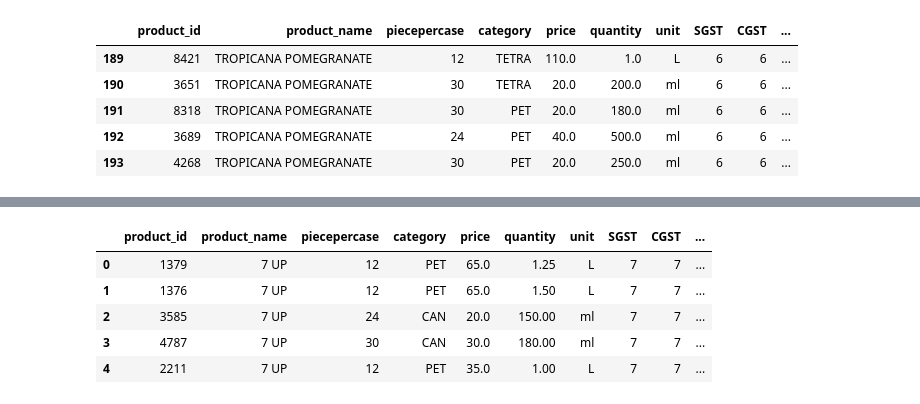
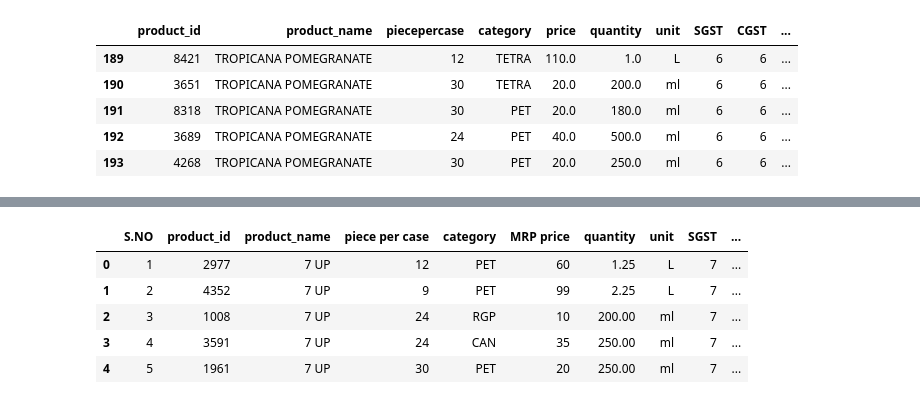
Before and after one commit to suvanbalu/EnterpriseOps, a Jupyter notebook: data-analysis/prodcuts.ipynb, the cells around one changed output, grey strips where cells are left out. Cells and saved outputs as stored; diff of their text form; code cells hidden in the pictures.

```diff
--- a/data-analysis/prodcuts.ipynb
+++ b/data-analysis/prodcuts.ipynb
@@ -247,10 +249,10 @@ final.to_csv("FinalProducts.csv",index=False)
 # %%
-final = pd.read_csv("FinalProducts.csv")
+final = pd.read_csv("FinalProductsUpdated.csv")
 final.head()
 # %% [output]
-|  | product_id | product_name | piecepercase | category | price | quantity | unit | SGST | CGST | ... |
-| 0 | 1379 | 7 UP | 12 | PET | 65.0 | 1.25 | L | 7 | 7 | ... |
-| 1 | 1376 | 7 UP | 12 | PET | 65.0 | 1.50 | L | 7 | 7 | ... |
-| 2 | 3585 | 7 UP | 24 | CAN | 20.0 | 150.00 | ml | 7 | 7 | ... |
-| 3 | 4787 | 7 UP | 30 | CAN | 30.0 | 180.00 | ml | 7 | 7 | ... |
-| 4 | 2211 | 7 UP | 12 | PET | 35.0 | 1.00 | L | 7 | 7 | ... |
+|  | S.NO | product_id | product_name | piece per case | category | MRP price | quantity | unit | SGST | ... |
+| 0 | 1 | 2977 | 7 UP | 12 | PET | 60 | 1.25 | L | 7 | ... |
+| 1 | 2 | 4352 | 7 UP | 9 | PET | 99 | 2.25 | L | 7 | ... |
+| 2 | 3 | 1008 | 7 UP | 24 | RGP | 10 | 200.00 | ml | 7 | ... |
+| 3 | 4 | 3591 | 7 UP | 24 | CAN | 35 | 250.00 | ml | 7 | ... |
+| 4 | 5 | 1961 | 7 UP | 30 | PET | 20 | 250.00 | ml | 7 | ... |
```
Also changed, not shown: parts of 6 cells of this notebook, 3 other files.
